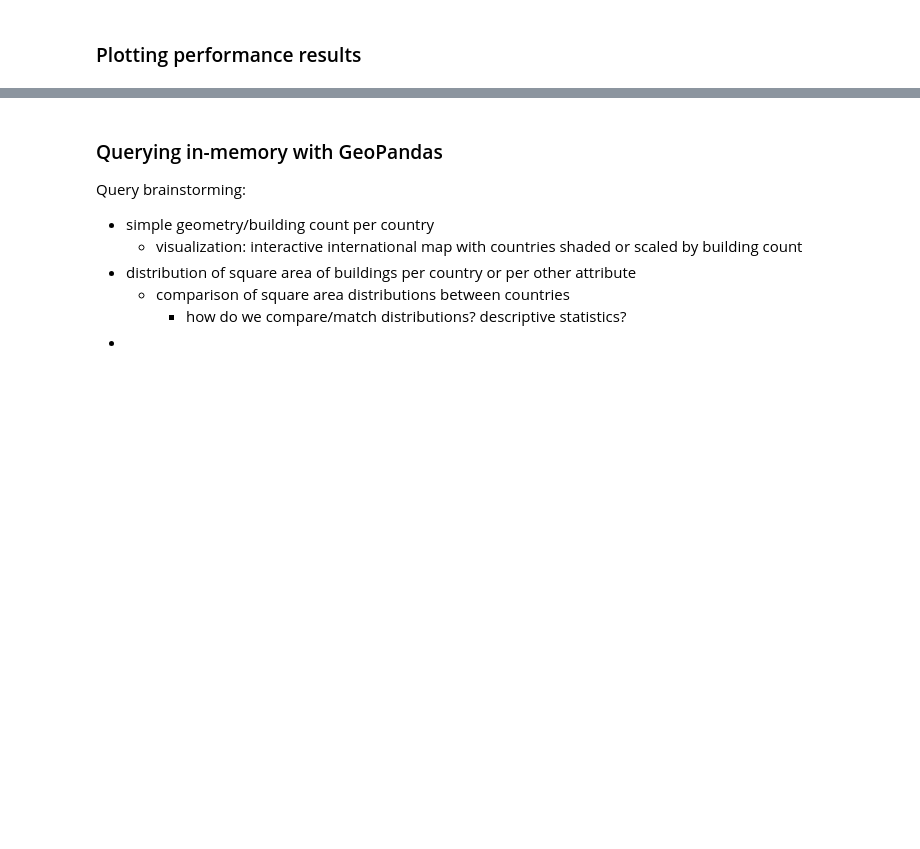
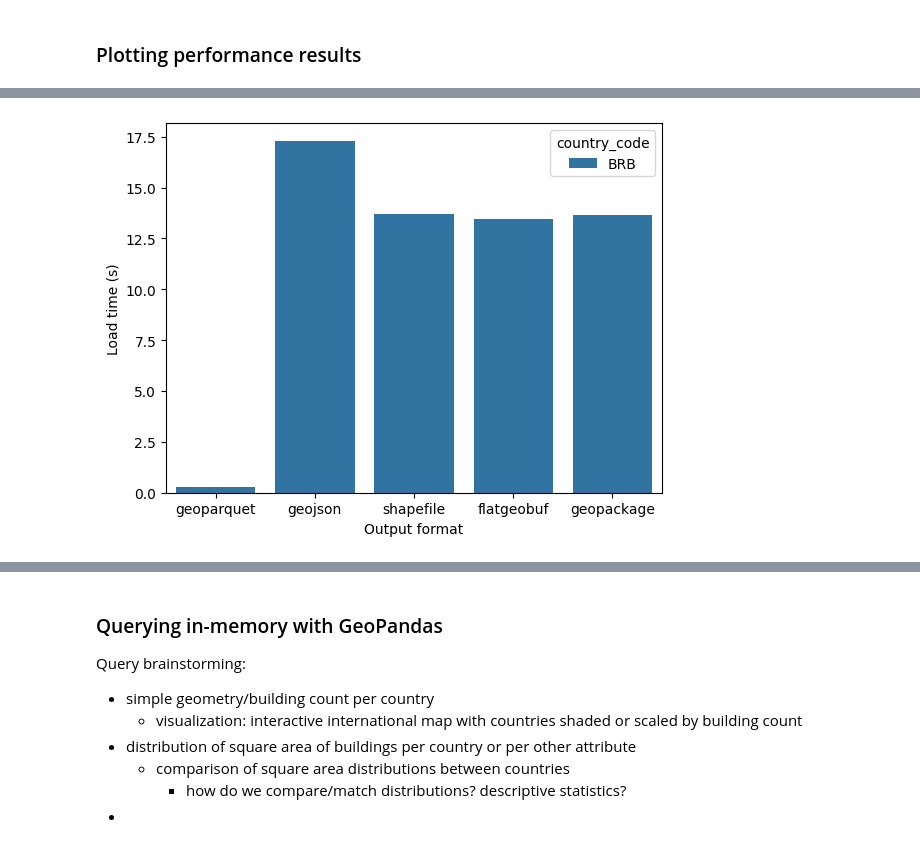
Before and after one commit to avega17/ds_benchwork, a Jupyter notebook: geoparquet-performance.ipynb, the cells around one changed output, grey strips where cells are left out. Cells and saved outputs as stored; diff of their text form; code cells hidden in the pictures; blank space fills up the shorter version.

```diff
--- a/geoparquet-performance.ipynb
+++ b/geoparquet-performance.ipynb
@@ -240,3 +261,5 @@ barplot(data=convert_stats_df, x="output_format", y="file_size", title="File siz
 # %%
 # create a grouped bar plot where y is load time and x is file format and load times are grouped by country code
-barplot(data=convert_stats_df, x="output_format", y="load_time", title="Load time by output format", xlabel="Output format", ylabel="Load time (s)", hue="country_code")
+barplot(data=convert_df, x="output_format", y="load_time", title="Load time by output format", xlabel="Output format", ylabel="Load time (s)", hue="country_code")
+# %% [output]
+[figure, added]
```
Also changed, not shown: parts of 12 cells of this notebook, 2 other files.
